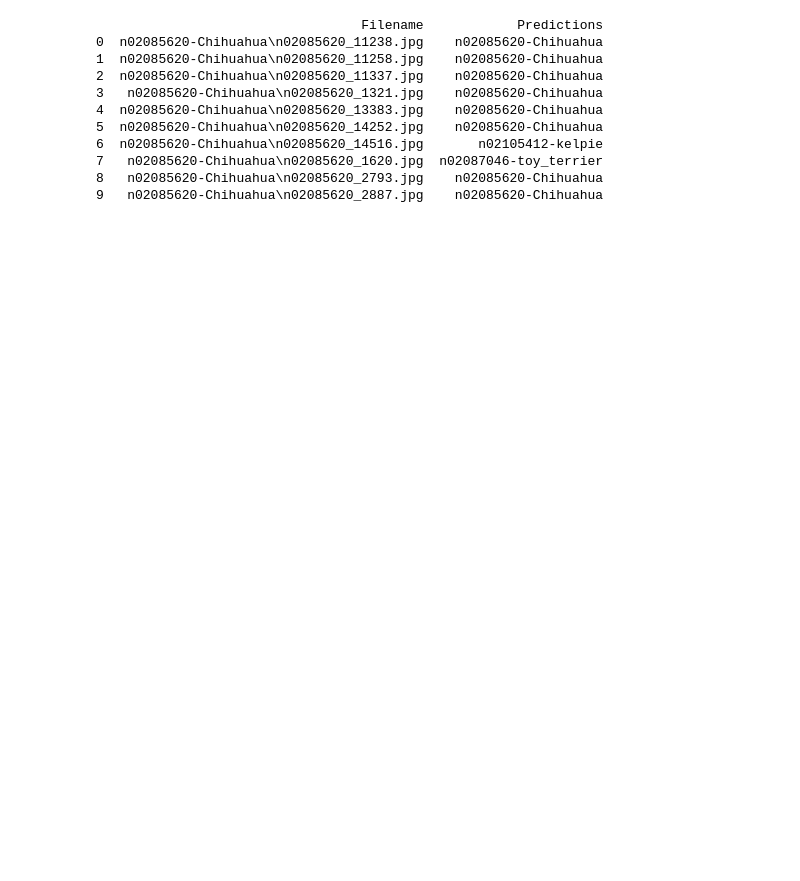
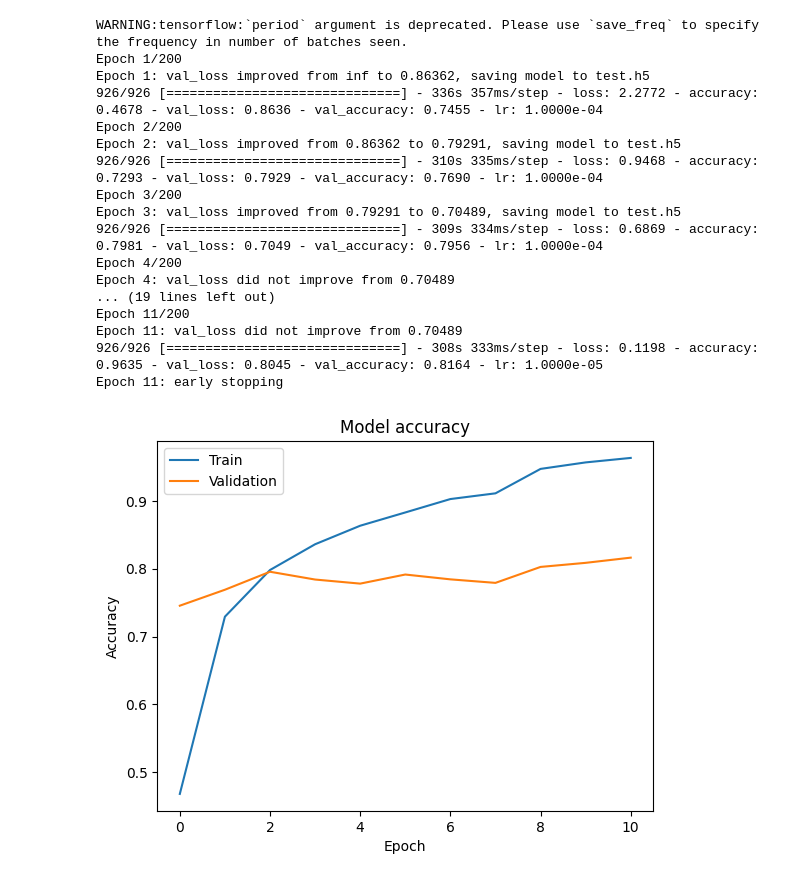
Before and after one commit to Ddne59/Dog_model, a Jupyter notebook: main.ipynb, the cells around one changed output. Drawn from its saved outputs; the diff is of its cells as text; code cells hidden in the pictures; blank space fills up the shorter version.

```diff
--- a/main.ipynb
+++ b/main.ipynb
@@ -94,0 +112,5 @@ Chargement du batch d'images: ['n02085620-Chihuahua\\n02085620_3409.jpg', 'n0208
+# %%
+generator = create_generator(16)
+train_generator_with_logging = generator_with_logging(generator[0])
+validation_generator_with_logging = generator_with_logging(generator[1])
+visualisation(3,train_generator_with_logging)
@@ -213,14 +181,28 @@ Accuracy sur le test set:  0.8156397938728333
-# %%
-print(results.head(10))
-# %% [output]
-                                  Filename            Predictions
-0  n02085620-Chihuahua\n02085620_11238.jpg    n02085620-Chihuahua
-1  n02085620-Chihuahua\n02085620_11258.jpg    n02085620-Chihuahua
-2  n02085620-Chihuahua\n02085620_11337.jpg    n02085620-Chihuahua
-3   n02085620-Chihuahua\n02085620_1321.jpg    n02085620-Chihuahua
-4  n02085620-Chihuahua\n02085620_13383.jpg    n02085620-Chihuahua
-5  n02085620-Chihuahua\n02085620_14252.jpg    n02085620-Chihuahua
-6  n02085620-Chihuahua\n02085620_14516.jpg       n02105412-kelpie
-7   n02085620-Chihuahua\n02085620_1620.jpg  n02087046-toy_terrier
-8   n02085620-Chihuahua\n02085620_2793.jpg    n02085620-Chihuahua
-9   n02085620-Chihuahua\n02085620_2887.jpg    n02085620-Chihuahua
+# %%
+model, callback = neural_net(num_neurones=512, num_hidden_layers=2,
+                              dropout_rate=0.3, early_stop_patience=8,
+                              lr_scheduler_patience=5, learning_rate= 0.0001)
+
+history = train(model=model, cb= callback,
+                  generator= generator, n_epoch=200)
+
+plot_history(history=history)
+# %% [output]
+WARNING:tensorflow:`period` argument is deprecated. Please use `save_freq` to specify the frequency in number of batches seen.
+Epoch 1/200
+Epoch 1: val_loss improved from inf to 0.86362, saving model to test.h5
+926/926 [==============================] - 336s 357ms/step - loss: 2.2772 - accuracy: 0.4678 - val_loss: 0.8636 - val_accuracy: 0.7455 - lr: 1.0000e-04
+Epoch 2/200
+Epoch 2: val_loss improved from 0.86362 to 0.79291, saving model to test.h5
+926/926 [==============================] - 310s 335ms/step - loss: 0.9468 - accuracy: 0.7293 - val_loss: 0.7929 - val_accuracy: 0.7690 - lr: 1.0000e-04
+Epoch 3/200
+Epoch 3: val_loss improved from 0.79291 to 0.70489, saving model to test.h5
+926/926 [==============================] - 309s 334ms/step - loss: 0.6869 - accuracy: 0.7981 - val_loss: 0.7049 - val_accuracy: 0.7956 - lr: 1.0000e-04
+Epoch 4/200
+Epoch 4: val_loss did not improve from 0.70489
+... (19 lines left out)
+Epoch 11/200
+Epoch 11: val_loss did not improve from 0.70489
+926/926 [==============================] - 308s 333ms/step - loss: 0.1198 - accuracy: 0.9635 - val_loss: 0.8045 - val_accuracy: 0.8164 - lr: 1.0000e-05
+Epoch 11: early stopping
+[figure, added]
```
Also changed, not shown: parts of 13 cells of this notebook, 2 other files.
